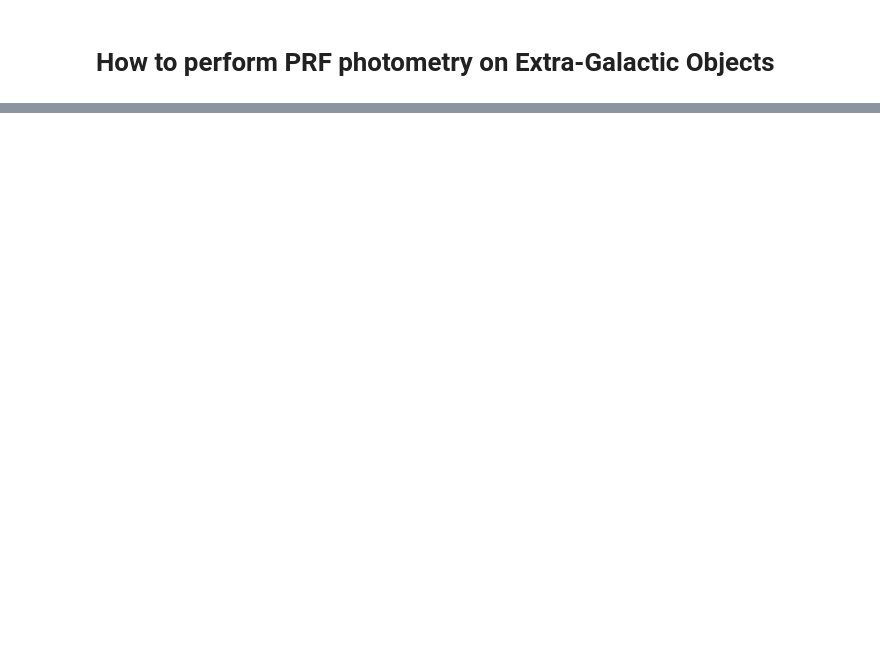
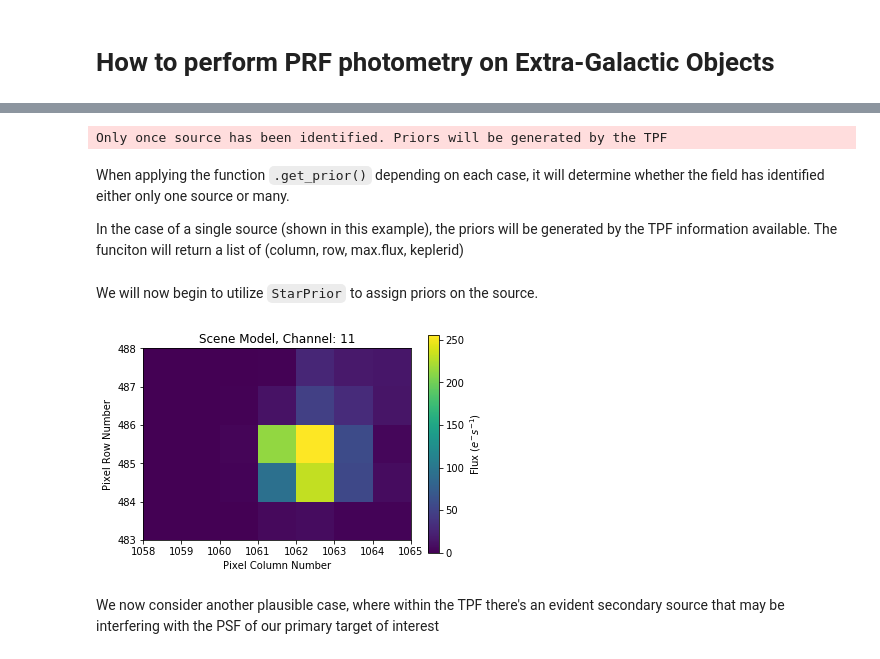
Before and after one commit to AndyTza/lightkurve, a Jupyter notebook: docs/source/tutorials/1.07-prf-photometry-on-extra-galactic-objetcs.ipynb, the cells around one changed output, grey strips where cells are left out. Saved outputs shown, nothing was run; the diff lists cells and outputs as text; code cells hidden in the pictures; blank space fills up the shorter version.

```diff
--- a/docs/source/tutorials/1.07-prf-photometry-on-extra-galactic-objetcs.ipynb
+++ b/docs/source/tutorials/1.07-prf-photometry-on-extra-galactic-objetcs.ipynb
@@ -17,0 +27,9 @@ tpf = KeplerTargetPixelFile.from_archive(10645722, quarter=16, quality_bitmask='
+# %%
+# Generate the prior of the tpf
+prior = tpf.get_prior()
+# %% [output]
+Only once source has been identified. Priors will be generated by the TPF
+# %% [markdown]
+ When applying the function `.get_prior()` depending on each case, it will determine whether the field has identified either only one source or many.
+
+ In the case of a single source (shown in this example), the priors will be generated by the TPF information available. The funciton will return a list of (column, row, max.flux, keplerid)
@@ -17,0 +44,2 @@ tpf = KeplerTargetPixelFile.from_archive(10645722, quarter=16, quality_bitmask='
+# %% [markdown]
+We will now begin to utilize `StarPrior` to assign priors on the source.
@@ -17,0 +60,6 @@ tpf = KeplerTargetPixelFile.from_archive(10645722, quarter=16, quality_bitmask='
+# %%
+model_1.plot()
+# %% [output]
+[figure, added]
+# %% [markdown]
+We now consider another plausible case, where within the TPF there's an evident secondary source that may be interfering with the PSF of our primary target of interest
```
Also changed, not shown: parts of 23 cells of this notebook, 2 other files.
